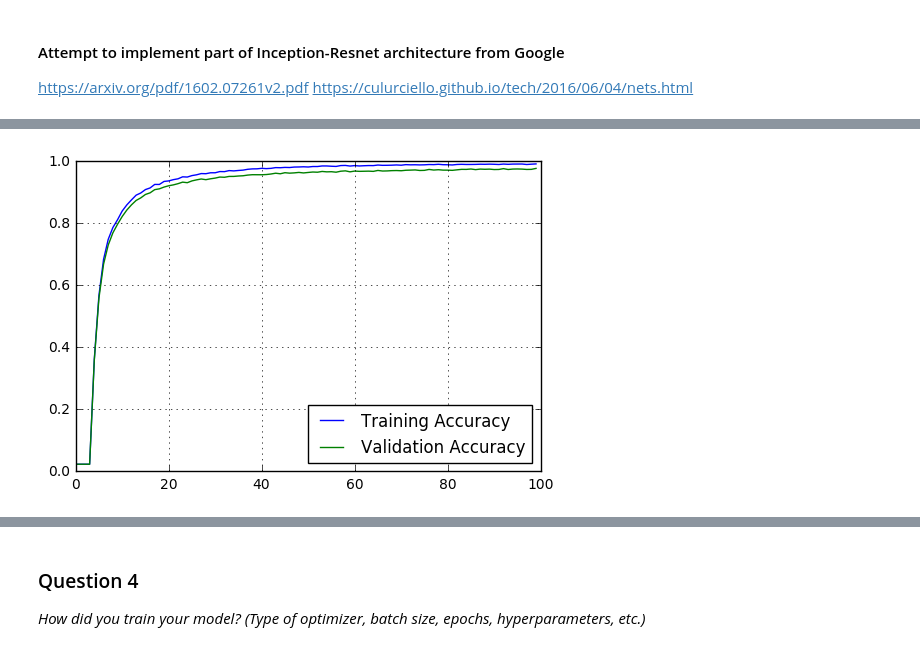
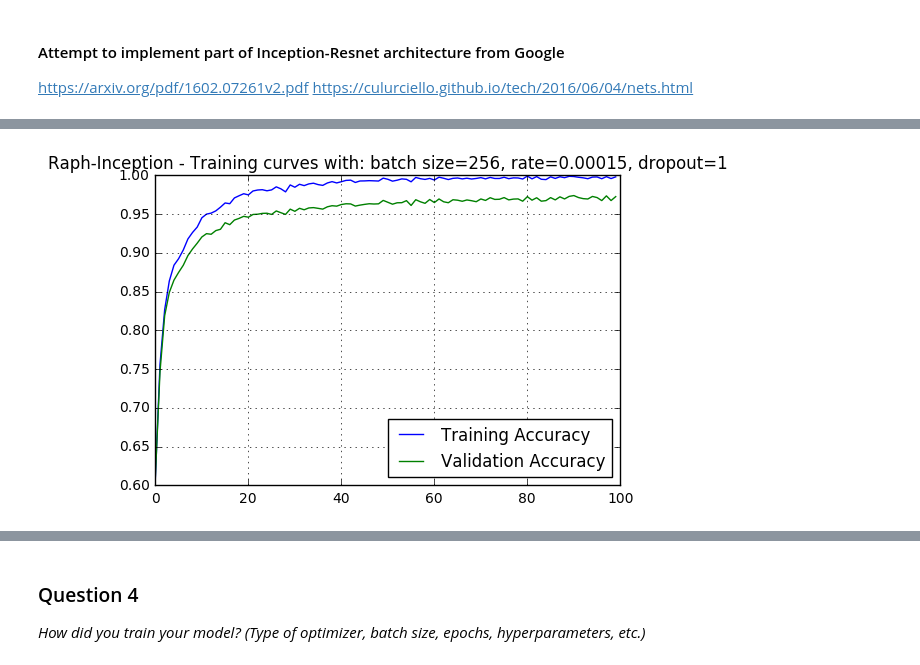
Before and after one commit to rdjondo/CarND-Traffic-Sign-Classifier-Project, a Jupyter notebook: Traffic_Sign_Classifier.ipynb, the cells around one changed output, grey strips where cells are left out. Drawn from its saved outputs; the diff is of its cells as text; code cells hidden in the pictures.

```diff
--- a/Traffic_Sign_Classifier.ipynb
+++ b/Traffic_Sign_Classifier.ipynb
@@ -399,7 +399,7 @@ def generateAllImages(num_image_per_categ, X_train_norm, y_train, labels):
     return X_traingen_norm_list, y_traingen_list
 # %%
 # We want to generate this number of images per category
-NUM_IMAGES_PER_CATEG = 2500
+NUM_IMAGES_PER_CATEG = 3000
 
 X_traingen_norm_list, y_traingen_list = generateAllImages(NUM_IMAGES_PER_CATEG,
                                                           X_train_norm, y_train, labels)
@@ -738,8 +778,8 @@ def train(netName, training_operation, accuracy_operation,
 # %%
 ### Train your model here.
 ### Feel free to use as many code cells as needed.
-dropout = .8  # Dropout, probability to keep units
-EPOCHS = 20
+dropout = .5  # Dropout, probability to keep units
+EPOCHS = 100
 BATCH_SIZE = 256
 # %%
 # Train the neural network
@@ -786,12 +827,12 @@ Test Accuracy = 88.1% on 12630 examples
 # %%
 import random
 
-print('Trying with some random image')
+print('Trying with some random images')
 
 with tf.Session() as sess:
     dropout = 1
     saver.restore(sess, tf.train.latest_checkpoint('.'))
-    for i in range(5):
+    for i in range(3):
         index = random.randint(0, len(X_test))
         print('Label:', labels[y_test[index]][1].decode('UTF-8'))
         image = X_test[index].squeeze()
@@ -997,19 +1032,5 @@ class Inception_ResNet():
 # %%
-
-x = tf.placeholder(tf.float32, (None, 32, 32, 3))
-y = tf.placeholder(tf.int32, (None))
-keep_prob = tf.placeholder(tf.float32)
-one_hot_y = tf.one_hot(y, 43)
-
-net = Inception_ResNet()
-logits = net.head(x,keep_prob)
-
-label_index = tf.argmax(logits, axis=1, name='calculatedLabel', dimension=None)
-
-cross_entropy = tf.nn.softmax_cross_entropy_with_logits(logits, one_hot_y)
-loss_operation = tf.reduce_mean(cross_entropy)
-
-
+# Preparing optimization
 
 rate = 0.00015
 optimizer = tf.train.AdamOptimizer(learning_rate = rate)
@@ -1019,7 +1040,7 @@ correct_prediction = tf.equal(tf.argmax(logits, 1), tf.argmax(one_hot_y, 1))
 accuracy_operation = tf.reduce_mean(tf.cast(correct_prediction, tf.float32))
 saver = tf.train.Saver()
 
-dropout = 0.8
+dropout = 0.5
 EPOCHS = 100
 BATCH_SIZE = 256
 
@@ -1038,11 +1069,12 @@ EPOCH 6:  Training Accuracy = 0.713,  Validation Accuracy = 0.702
 # %%
 plt.plot(incep_training_accuracies,label='Training Accuracy')
 plt.plot(incep_valid_accuracies,label='Validation Accuracy')
+plt.title( 'Raph-Inception - Training curves with: batch size={}, rate={}, dropout={}'.format(BATCH_SIZE, rate, dropout) )
 plt.legend(loc='lower right')
 plt.grid(True)
 plt.show()
 # %% [output]
-[figure, old version]
+[figure, new version]
 # %%
 # Evaluate the model
 
```
Also changed, not shown: parts of 20 cells of this notebook.
